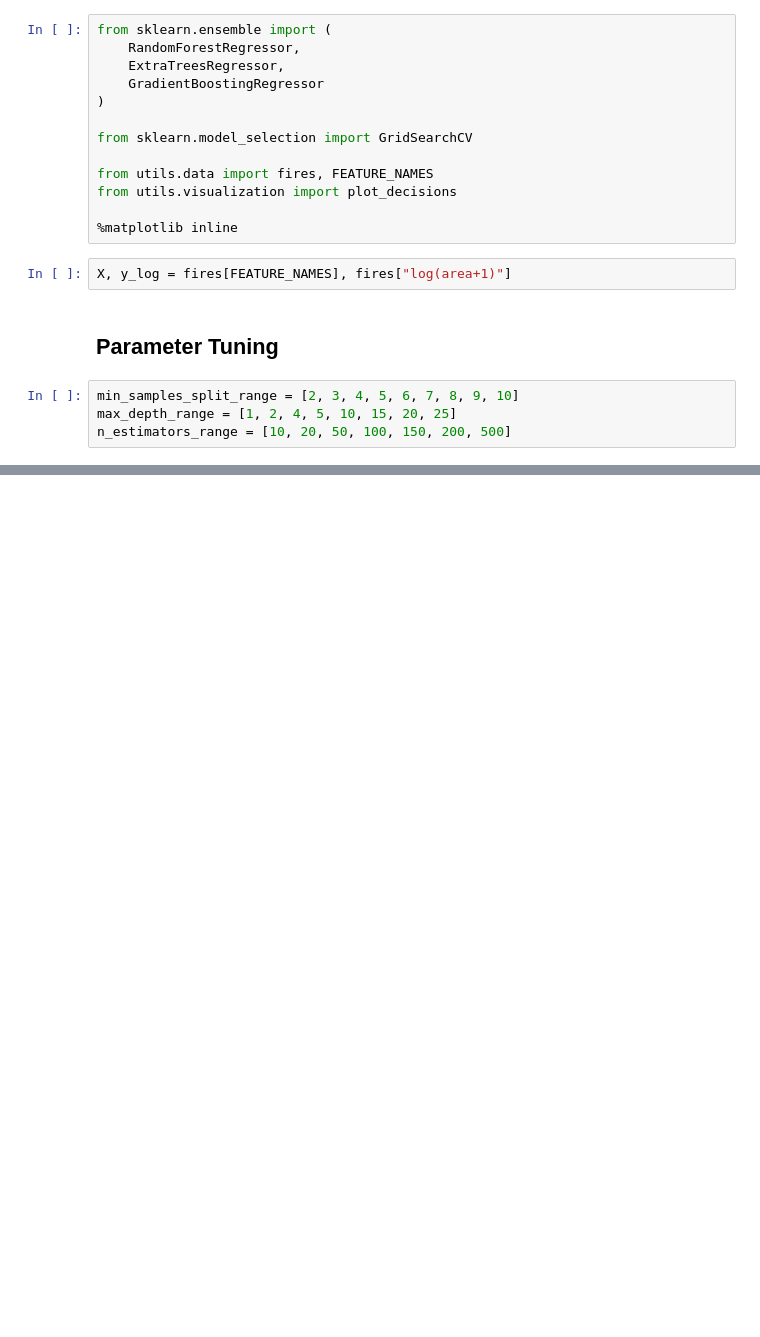
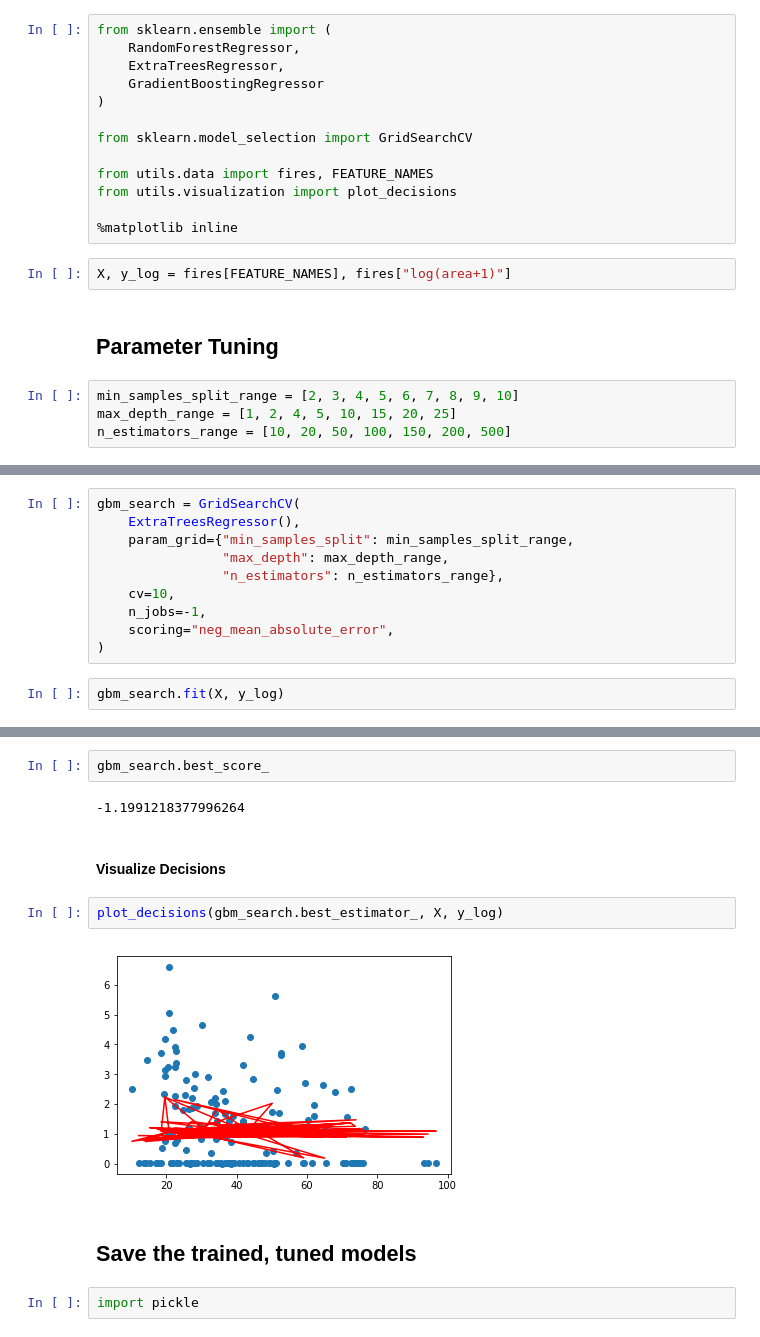
Before and after one commit to BrickText/firewall, a Jupyter notebook: modelling/fire_area/Tuning and Testing Tree Ensembles - SKLearn.ipynb, the cells around one changed output, grey strips where cells are left out. Saved outputs shown, nothing was run; the diff lists cells and outputs as text; blank space fills up the shorter version.

```diff
--- a/modelling/fire_area/Tuning and Testing Tree Ensembles - SKLearn.ipynb
+++ b/modelling/fire_area/Tuning and Testing Tree Ensembles - SKLearn.ipynb
@@ -43,0 +118,12 @@ plot_decisions(grid_search.best_estimator_, X, y_log)
+# %%
+gbm_search = GridSearchCV(
+    ExtraTreesRegressor(),
+    param_grid={"min_samples_split": min_samples_split_range,
+                "max_depth": max_depth_range,
+                "n_estimators": n_estimators_range},
+    cv=10,
+    n_jobs=-1,
+    scoring="neg_mean_absolute_error",
+)
+# %%
+gbm_search.fit(X, y_log)
@@ -43,0 +151,14 @@ plot_decisions(grid_search.best_estimator_, X, y_log)
+# %%
+gbm_search.best_score_
+# %% [output]
+-1.1991218377996264
+# %% [markdown]
+#### Visualize Decisions
+# %%
+plot_decisions(gbm_search.best_estimator_, X, y_log)
+# %% [output]
+[figure, added]
+# %% [markdown]
+## Save the trained, tuned models
+# %%
+import pickle
```
Also changed, not shown: parts of 20 cells of this notebook, 3 other files.
